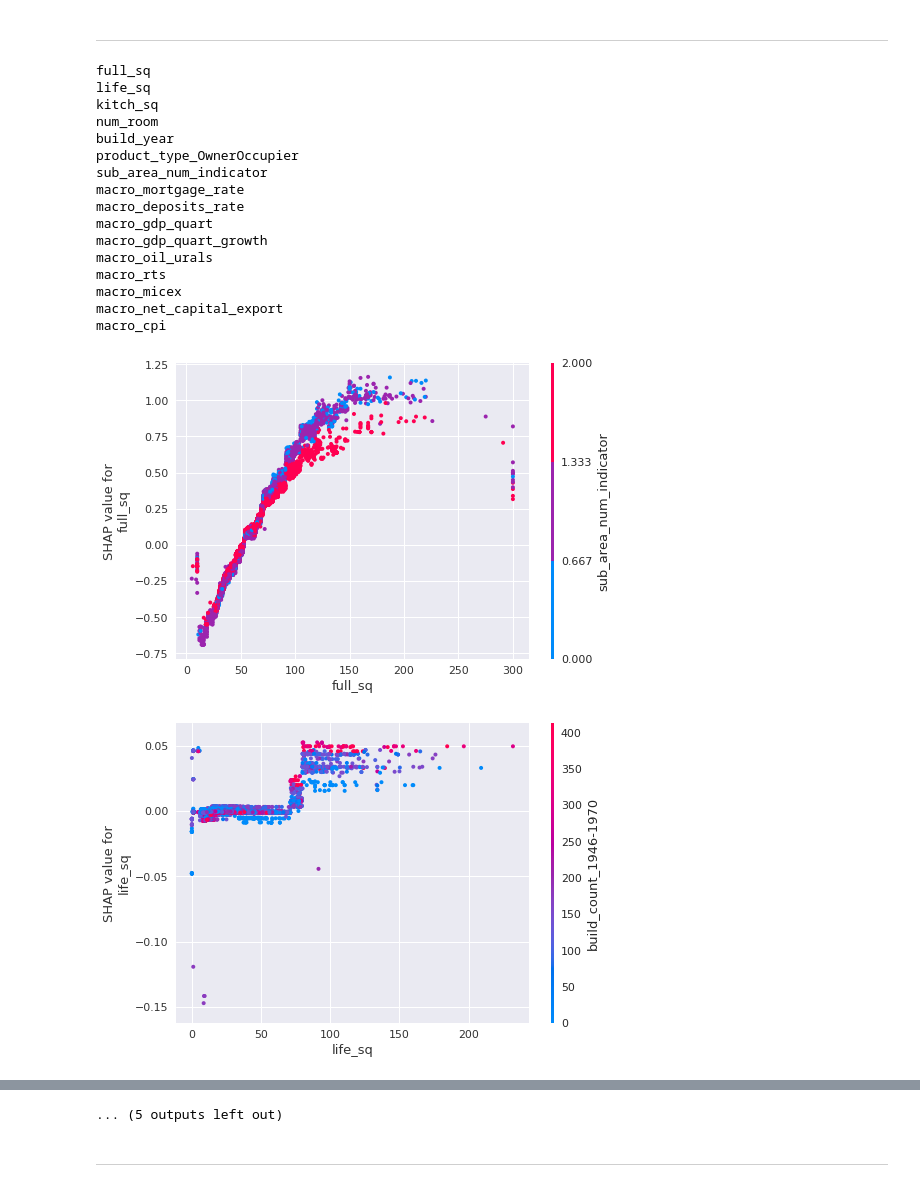
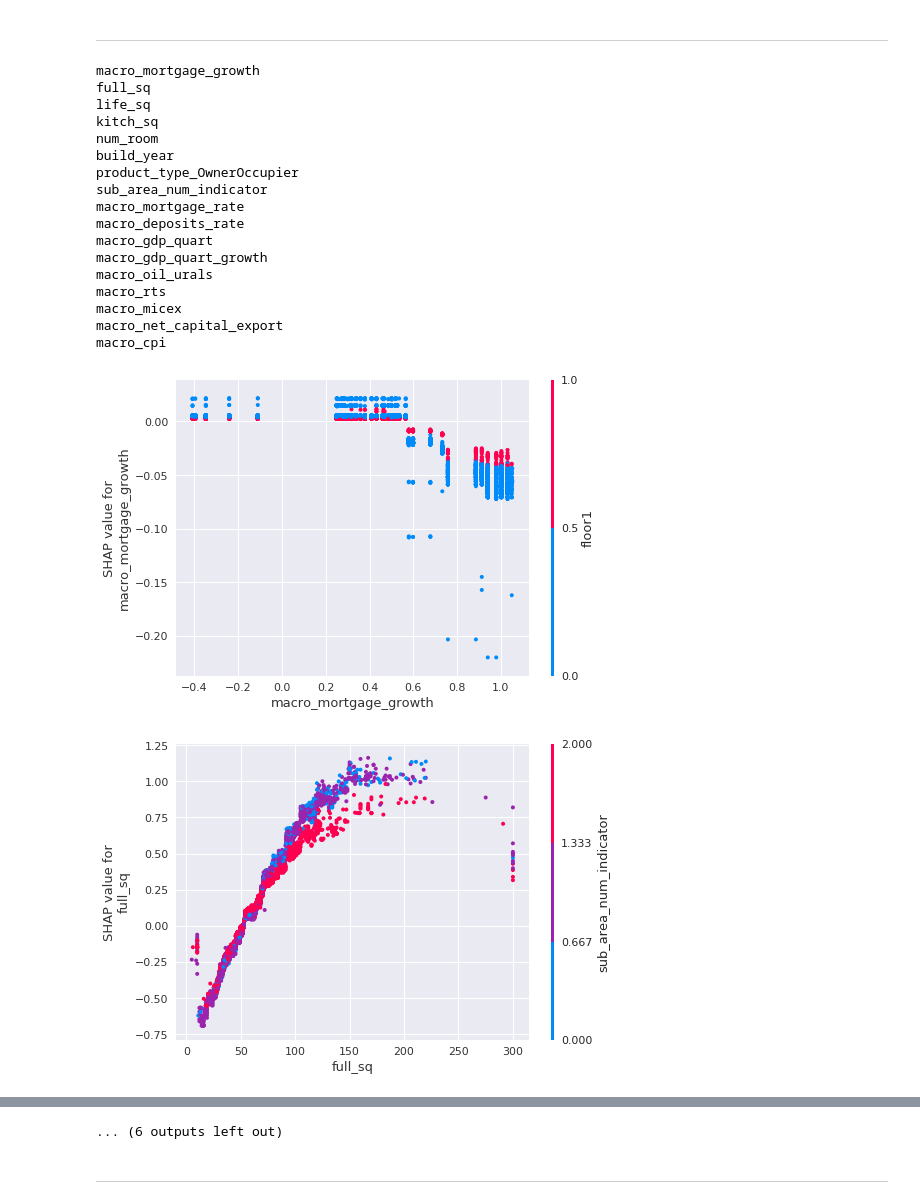
Before and after one commit to AndrewSukhobok95/HousePriceAnalysis_with_shap, a Jupyter notebook: shap_vis.ipynb, the cells around one changed output, grey strips where cells are left out. Drawn from its saved outputs; the diff is of its cells as text; code cells hidden in the pictures.

Commit message:
one_model_with_macro_with_corr_elimination_direction

```diff
--- a/shap_vis.ipynb
+++ b/shap_vis.ipynb
@@ -93,32 +93,34 @@ import seaborn as sns
 color = sns.color_palette()
 sns.set()
 # %%
-for f in ["full_sq", "life_sq", "kitch_sq", "num_room", "build_year",
+for f in ["macro_mortgage_growth",
+          "full_sq", "life_sq", "kitch_sq", "num_room", "build_year",
           "product_type_OwnerOccupier", "sub_area_num_indicator",
           "macro_mortgage_rate", "macro_deposits_rate", "macro_gdp_quart",
           "macro_gdp_quart_growth", "macro_oil_urals", "macro_rts", "macro_micex",
           "macro_net_capital_export", "macro_cpi"]:
     print(f)
     fig = plt.figure(figsize=(12,8), clear=True)
     shap.dependence_plot(f, shap_values, X, show=False)
     plt.tight_layout()
     fig.savefig("./imgs/shap/dependence_plot/{}_dependence_plot.png".format(f))
 # %% [output]
+macro_mortgage_growth
 full_sq
 life_sq
 kitch_sq
 num_room
 build_year
 product_type_OwnerOccupier
 sub_area_num_indicator
 macro_mortgage_rate
 macro_deposits_rate
 macro_gdp_quart
 macro_gdp_quart_growth
 macro_oil_urals
 macro_rts
 macro_micex
 macro_net_capital_export
 macro_cpi
-[figure, old version]
+[figure, new version]
-[figure, old version]
+[figure, new version]
@@ -134,4 +136,4 @@ macro_cpi
-... (5 outputs left out)
+... (6 outputs left out)
 # %% [markdown]
 ---
 # %%
```
Also changed, not shown: parts of 1 cell of this notebook, 26 other files.
